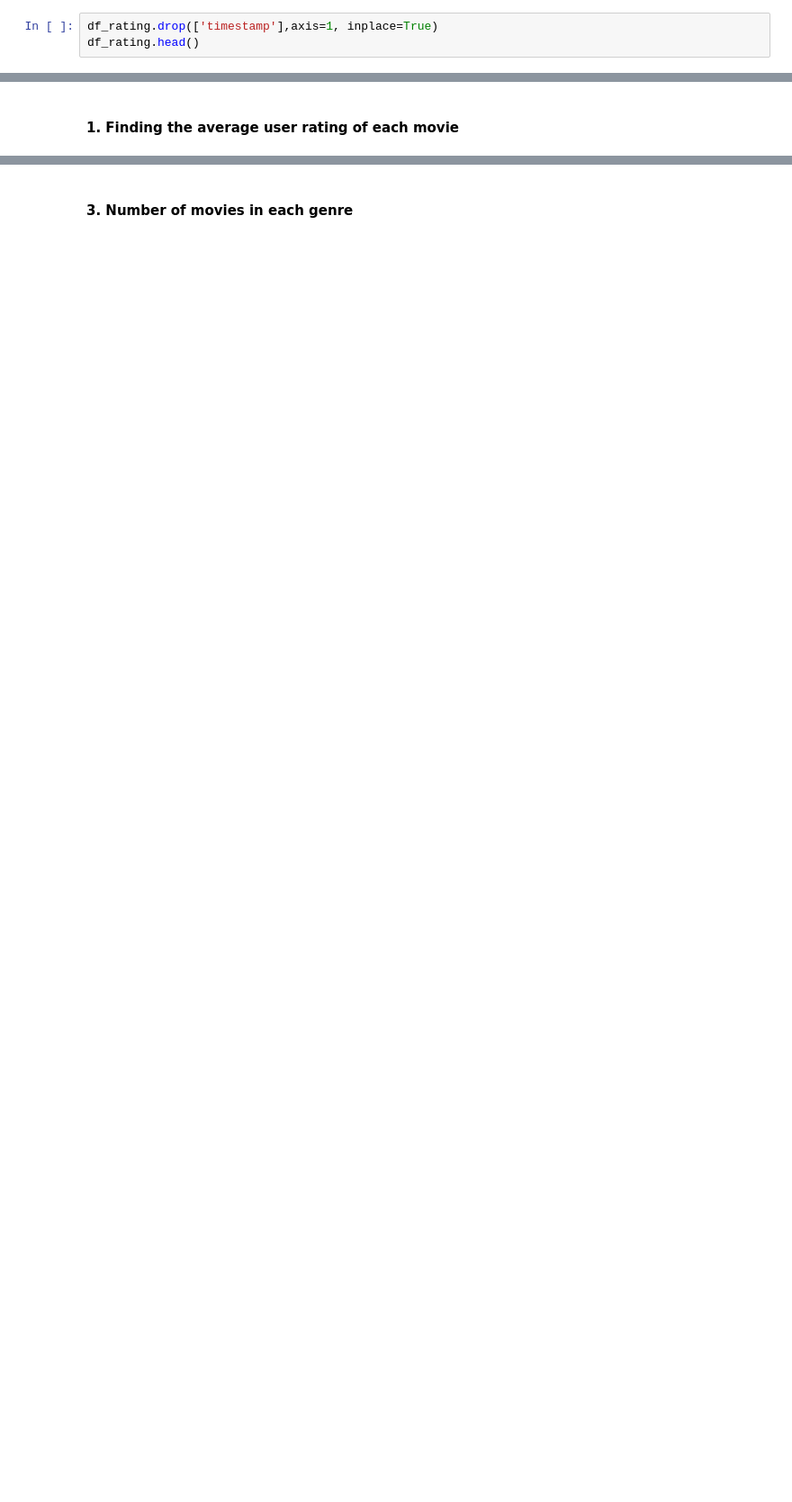
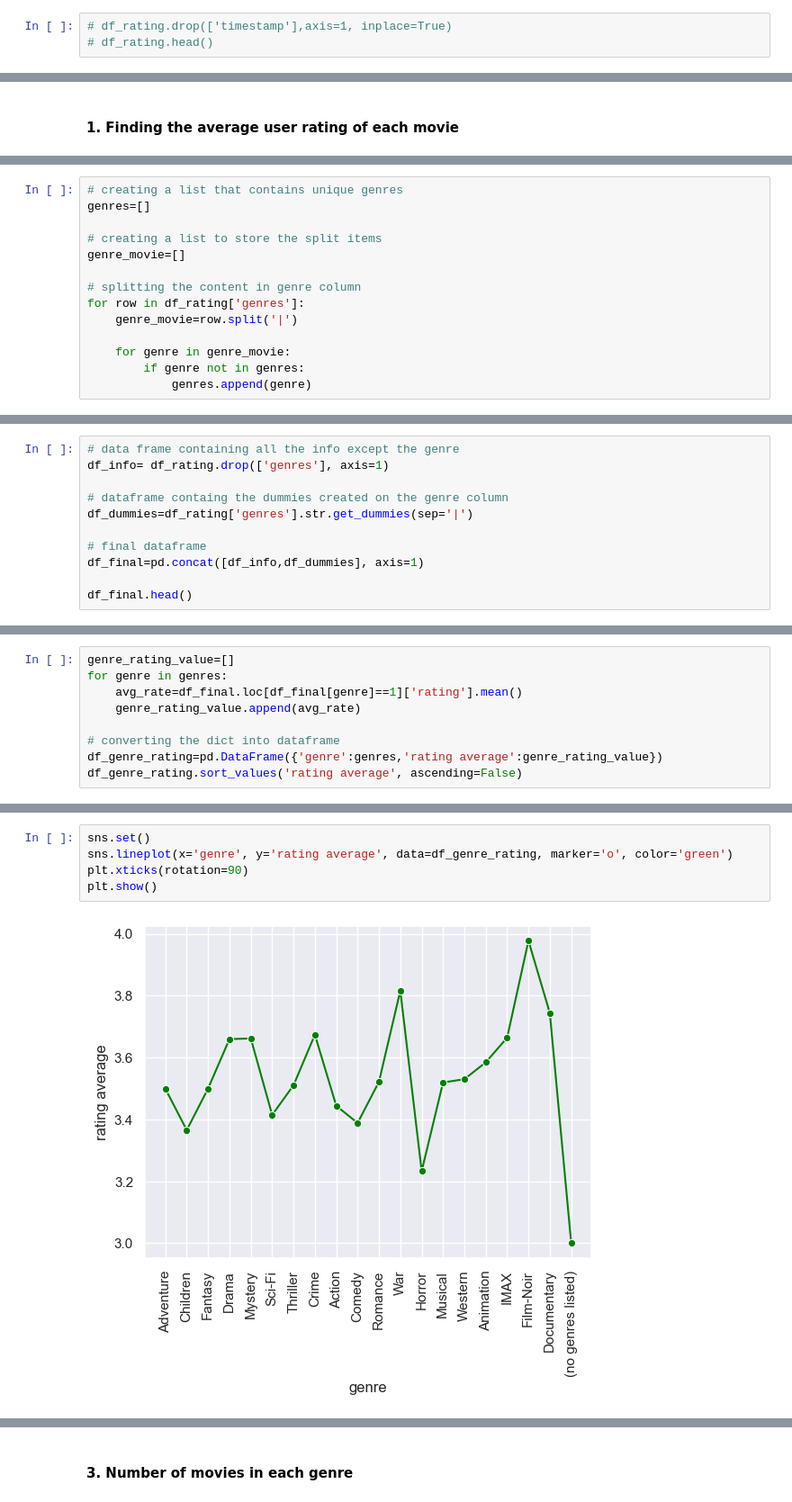
Before and after one commit to revabharara/Movie-Recommendation-System, a Jupyter notebook: Collaborative filtering based movie recommendation system.ipynb, the cells around one changed output, grey strips where cells are left out. Shown: that part at 90% size. Drawn from its saved outputs; the diff is of its cells as text; blank space fills up the shorter version.

```diff
--- a/Collaborative filtering based movie recommendation system.ipynb
+++ b/Collaborative filtering based movie recommendation system.ipynb
@@ -132,5 +126,5 @@ df_rating.head()
 # %% [markdown]
 #### We don't need the timestamp column it is of no significance so we will delete it.
 # %%
-df_rating.drop(['timestamp'],axis=1, inplace=True)
-df_rating.head()
+# df_rating.drop(['timestamp'],axis=1, inplace=True)
+# df_rating.head()
@@ -170,0 +187,14 @@ dtype: int64
+# %%
+# creating a list that contains unique genres
+genres=[]
+
+# creating a list to store the split items
+genre_movie=[]
+
+# splitting the content in genre column
+for row in df_rating['genres']:
+    genre_movie=row.split('|')
+
+    for genre in genre_movie:
+        if genre not in genres:
+            genres.append(genre)
@@ -170,0 +227,11 @@ dtype: int64
+# %%
+# data frame containing all the info except the genre
+df_info= df_rating.drop(['genres'], axis=1)
+
+# dataframe containg the dummies created on the genre column
+df_dummies=df_rating['genres'].str.get_dummies(sep='|')
+
+# final dataframe
+df_final=pd.concat([df_info,df_dummies], axis=1)
+
+df_final.head()
@@ -170,0 +248,9 @@ dtype: int64
+# %%
+genre_rating_value=[]
+for genre in genres:
+    avg_rate=df_final.loc[df_final[genre]==1]['rating'].mean()
+    genre_rating_value.append(avg_rate)
+
+# converting the dict into dataframe
+df_genre_rating=pd.DataFrame({'genre':genres,'rating average':genre_rating_value})
+df_genre_rating.sort_values('rating average', ascending=False)
@@ -170,0 +275,7 @@ dtype: int64
+# %%
+sns.set()
+sns.lineplot(x='genre', y='rating average', data=df_genre_rating, marker='o', color='green')
+plt.xticks(rotation=90)
+plt.show()
+# %% [output]
+[figure, added]
```
Also changed, not shown: parts of 24 cells of this notebook.
